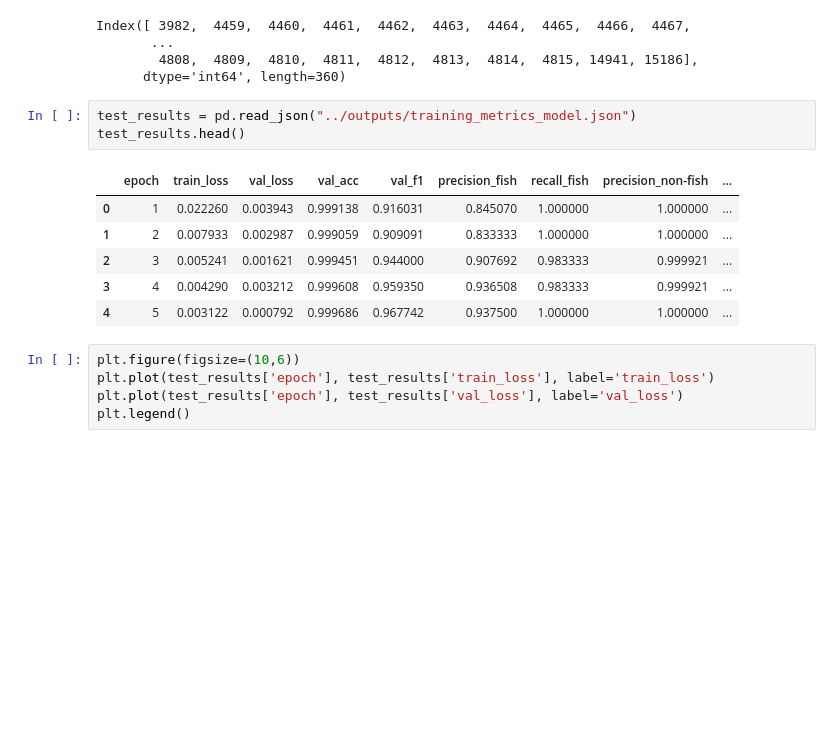
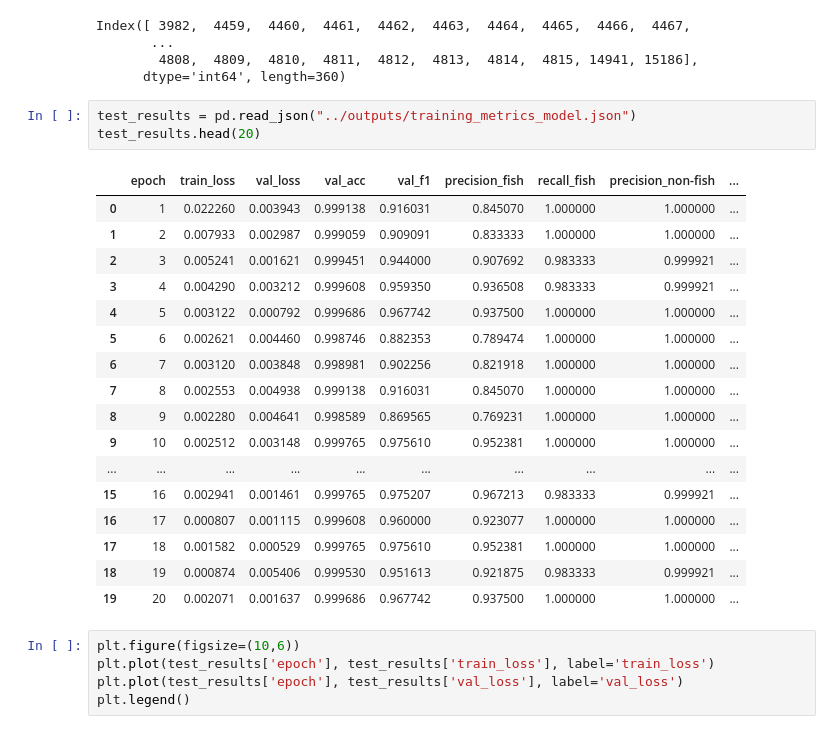
Before and after one commit to waltteriheikkinen/syvaoppiminen, a Jupyter notebook: src/check_data.ipynb, the cells around one changed output. Drawn from its saved outputs; the diff is of its cells as text; blank space fills up the shorter version.

```diff
--- a/src/check_data.ipynb
+++ b/src/check_data.ipynb
@@ -53,14 +53,25 @@ Index([ 3982,  4459,  4460,  4461,  4462,  4463,  4464,  4465,  4466,  4467,
       dtype='int64', length=360)
 # %%
 test_results = pd.read_json("../outputs/training_metrics_model.json")
-test_results.head()
+test_results.head(20)
 # %% [output]
 |  | epoch | train_loss | val_loss | val_acc | val_f1 | precision_fish | recall_fish | precision_non-fish | ... |
 | 0 | 1 | 0.022260 | 0.003943 | 0.999138 | 0.916031 | 0.845070 | 1.000000 | 1.000000 | ... |
 | 1 | 2 | 0.007933 | 0.002987 | 0.999059 | 0.909091 | 0.833333 | 1.000000 | 1.000000 | ... |
 | 2 | 3 | 0.005241 | 0.001621 | 0.999451 | 0.944000 | 0.907692 | 0.983333 | 0.999921 | ... |
 | 3 | 4 | 0.004290 | 0.003212 | 0.999608 | 0.959350 | 0.936508 | 0.983333 | 0.999921 | ... |
 | 4 | 5 | 0.003122 | 0.000792 | 0.999686 | 0.967742 | 0.937500 | 1.000000 | 1.000000 | ... |
+| 5 | 6 | 0.002621 | 0.004460 | 0.998746 | 0.882353 | 0.789474 | 1.000000 | 1.000000 | ... |
+| 6 | 7 | 0.003120 | 0.003848 | 0.998981 | 0.902256 | 0.821918 | 1.000000 | 1.000000 | ... |
+| 7 | 8 | 0.002553 | 0.004938 | 0.999138 | 0.916031 | 0.845070 | 1.000000 | 1.000000 | ... |
+| 8 | 9 | 0.002280 | 0.004641 | 0.998589 | 0.869565 | 0.769231 | 1.000000 | 1.000000 | ... |
+| 9 | 10 | 0.002512 | 0.003148 | 0.999765 | 0.975610 | 0.952381 | 1.000000 | 1.000000 | ... |
+| ... | ... | ... | ... | ... | ... | ... | ... | ... | ... |
+| 15 | 16 | 0.002941 | 0.001461 | 0.999765 | 0.975207 | 0.967213 | 0.983333 | 0.999921 | ... |
+| 16 | 17 | 0.000807 | 0.001115 | 0.999608 | 0.960000 | 0.923077 | 1.000000 | 1.000000 | ... |
+| 17 | 18 | 0.001582 | 0.000529 | 0.999765 | 0.975610 | 0.952381 | 1.000000 | 1.000000 | ... |
+| 18 | 19 | 0.000874 | 0.005406 | 0.999530 | 0.951613 | 0.921875 | 0.983333 | 0.999921 | ... |
+| 19 | 20 | 0.002071 | 0.001637 | 0.999686 | 0.967742 | 0.937500 | 1.000000 | 1.000000 | ... |
 # %%
 plt.figure(figsize=(10,6))
 plt.plot(test_results['epoch'], test_results['train_loss'], label='train_loss')
```
Also changed, not shown: 14 other files.
